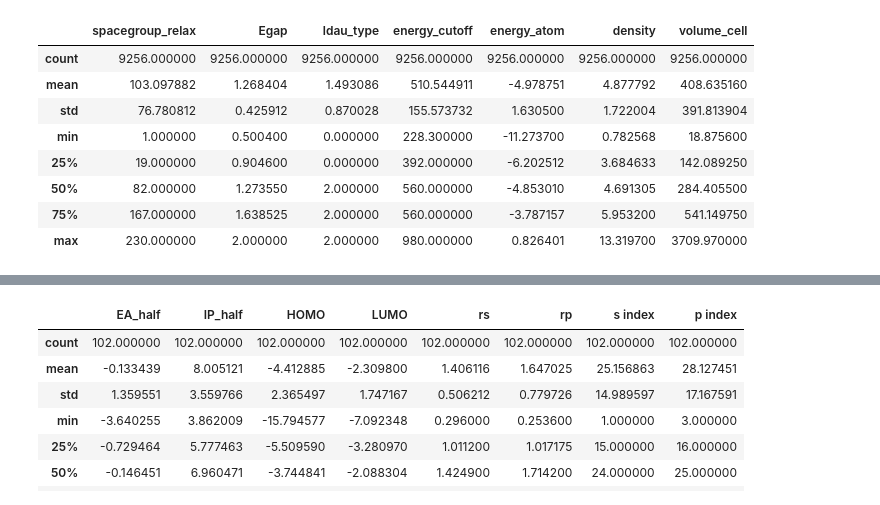
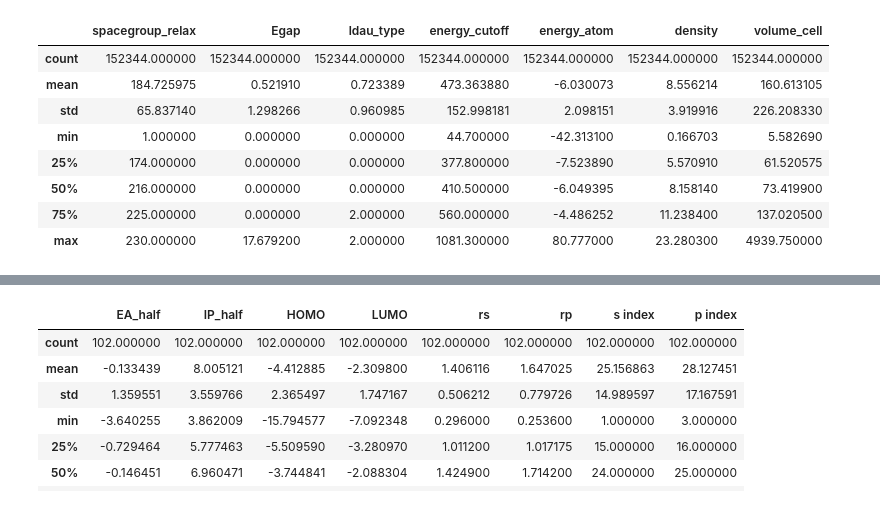
Before and after one commit to tisabe/jraph_MPEU, a Jupyter notebook: other_models/elem_rf/rf_model.ipynb, the cells around one changed output, grey strips where cells are left out. Drawn from its saved outputs; the diff is of its cells as text; code cells hidden in the pictures.

Commit message:
try running RF with all the AFLOW bandgap data.

```diff
--- a/other_models/elem_rf/rf_model.ipynb
+++ b/other_models/elem_rf/rf_model.ipynb
@@ -1,25 +1,26 @@
 # %%
 """Create a random forest model using the elemental features."""
 
 import mendeleev
 import numpy as np
 import pandas as pd
-csv_data_source = '/home/dts/Documents/hu/jraph_MPEU/other_models/elem_rf/test_aflow_data.csv'
+csv_data_source = '/home/dts/Documents/hu/jraph_MPEU/other_models/band_gap_data/classification_data.csv'
+# csv_data_source = '/home/dts/Documents/hu/jraph_MPEU/other_models/elem_rf/test_aflow_data.csv'
 
 # Read the data into a dataframe:
 aflow_df = pd.read_csv(csv_data_source, index_col=0)
 
 aflow_df.describe()
 # %% [output]
 |  | spacegroup_relax | Egap | ldau_type | energy_cutoff | energy_atom | density | volume_cell |
-| count | 9256.000000 | 9256.000000 | 9256.000000 | 9256.000000 | 9256.000000 | 9256.000000 | 9256.000000 |
-| mean | 103.097882 | 1.268404 | 1.493086 | 510.544911 | -4.978751 | 4.877792 | 408.635160 |
-| std | 76.780812 | 0.425912 | 0.870028 | 155.573732 | 1.630500 | 1.722004 | 391.813904 |
-| min | 1.000000 | 0.500400 | 0.000000 | 228.300000 | -11.273700 | 0.782568 | 18.875600 |
-| 25% | 19.000000 | 0.904600 | 0.000000 | 392.000000 | -6.202512 | 3.684633 | 142.089250 |
-| 50% | 82.000000 | 1.273550 | 2.000000 | 560.000000 | -4.853010 | 4.691305 | 284.405500 |
-| 75% | 167.000000 | 1.638525 | 2.000000 | 560.000000 | -3.787157 | 5.953200 | 541.149750 |
-| max | 230.000000 | 2.000000 | 2.000000 | 980.000000 | 0.826401 | 13.319700 | 3709.970000 |
+| count | 152344.000000 | 152344.000000 | 152344.000000 | 152344.000000 | 152344.000000 | 152344.000000 | 152344.000000 |
+| mean | 184.725975 | 0.521910 | 0.723389 | 473.363880 | -6.030073 | 8.556214 | 160.613105 |
+| std | 65.837140 | 1.298266 | 0.960985 | 152.998181 | 2.098151 | 3.919916 | 226.208330 |
+| min | 1.000000 | 0.000000 | 0.000000 | 44.700000 | -42.313100 | 0.166703 | 5.582690 |
+| 25% | 174.000000 | 0.000000 | 0.000000 | 377.800000 | -7.523890 | 5.570910 | 61.520575 |
+| 50% | 216.000000 | 0.000000 | 0.000000 | 410.500000 | -6.049395 | 8.158140 | 73.419900 |
+| 75% | 225.000000 | 0.000000 | 2.000000 | 560.000000 | -4.486252 | 11.238400 | 137.020500 |
+| max | 230.000000 | 17.679200 | 2.000000 | 1081.300000 | 80.777000 | 23.280300 | 4939.750000 |
 # %%
 aflow_df
 # %% [output]
```
Also changed, not shown: parts of 2 cells of this notebook, 8 other files.
